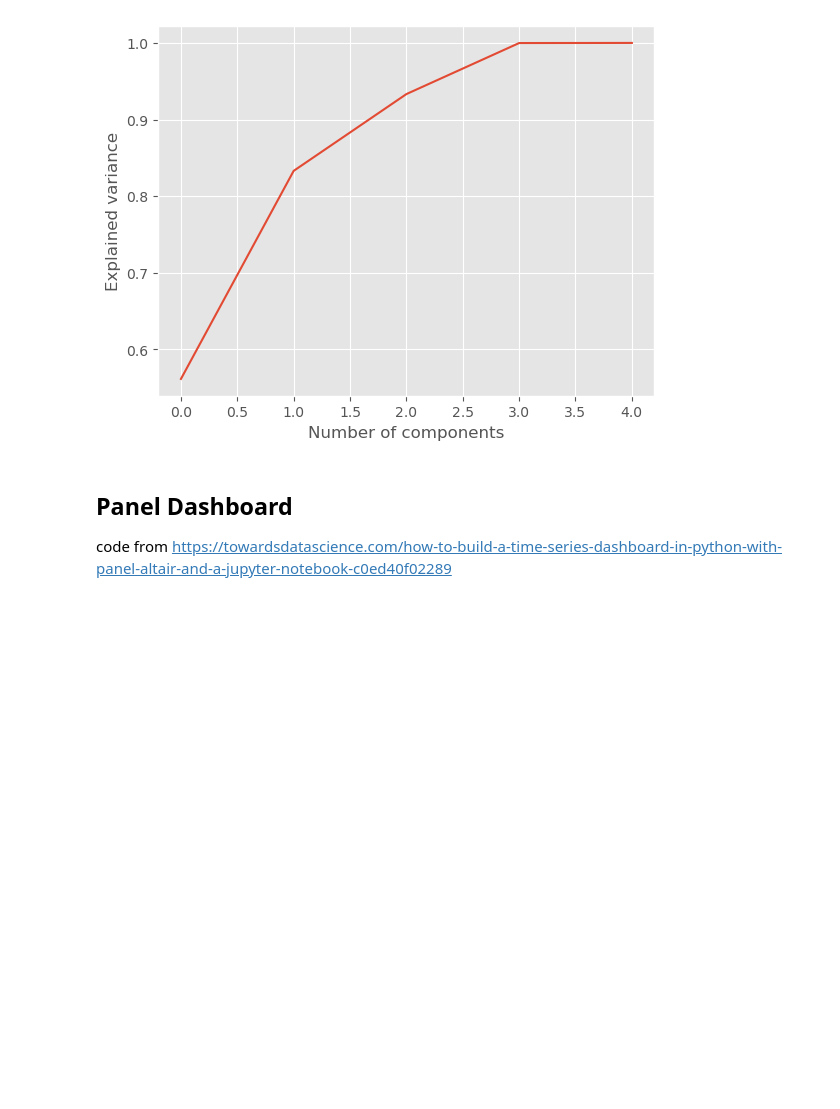
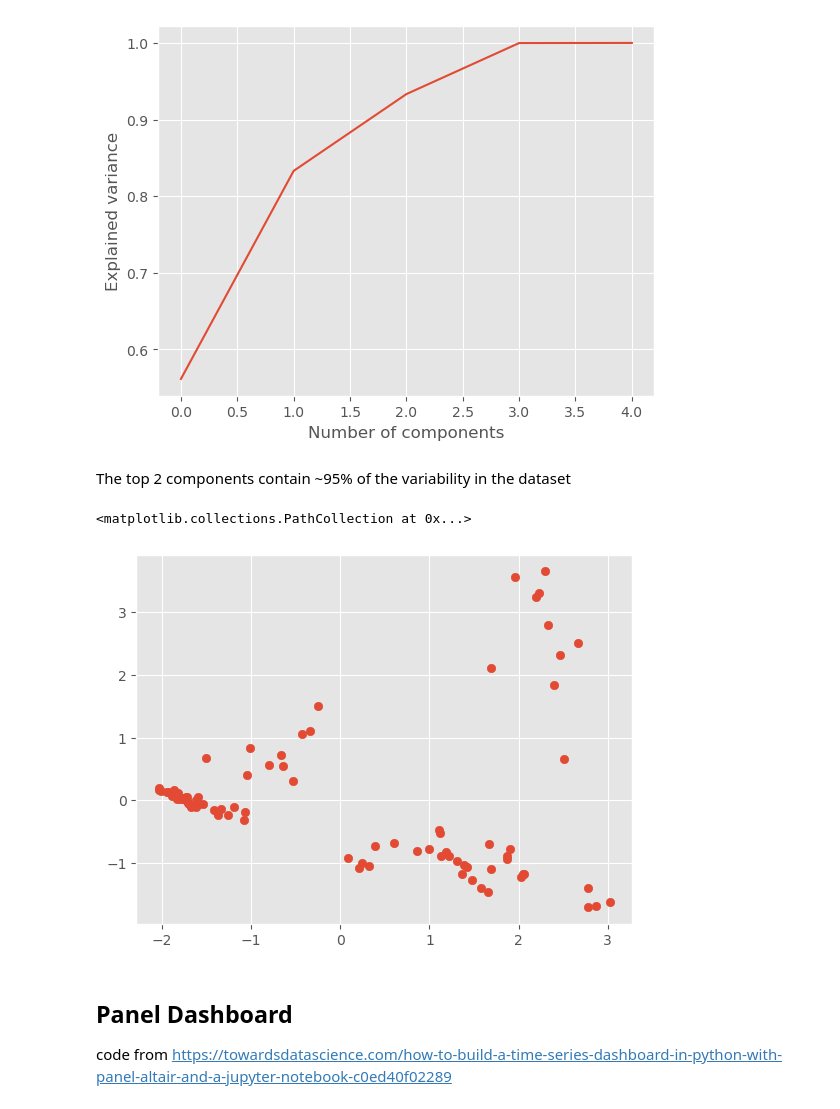
Before and after one commit to joelostblom/nutrimap, a Jupyter notebook: altair-panel-version/altair-heatmap.ipynb, the cells around one changed output. Saved outputs shown, nothing was run; the diff lists cells and outputs as text; code cells hidden in the pictures; blank space fills up the shorter version.

Commit message:
generated 2D scatter plot of dimension-reduced macronutrients
TODO: add colour coding by food group

```diff
--- a/altair-panel-version/altair-heatmap.ipynb
+++ b/altair-panel-version/altair-heatmap.ipynb
@@ -245,8 +245,19 @@ plt.ylabel("Explained variance")
 # %% [output]
 Text(0, 0.5, 'Explained variance')
 [figure]
+# %% [markdown]
+The top 2 components contain ~95% of the variability in the dataset
 # %%
 # reduce filtered data to 2 dimensions using PCA
+pca_2 = pca(n_components = 2, random_state = 2023)
+pca_2.fit(X_scaled)
+X_pca_2 = pca_2.transform(X_scaled)
+# %%
+# visualize dimension-reduced data
+plt.scatter(X_pca_2[:,0], X_pca_2[:,1])
+# %% [output]
+<matplotlib.collections.PathCollection at 0x...>
+[figure, added]
 # %% [markdown]
 ## Panel Dashboard
 code from https://towardsdatascience.com/how-to-build-a-time-series-dashboard-in-python-with-panel-altair-and-a-jupyter-notebook-c0ed40f02289
```
